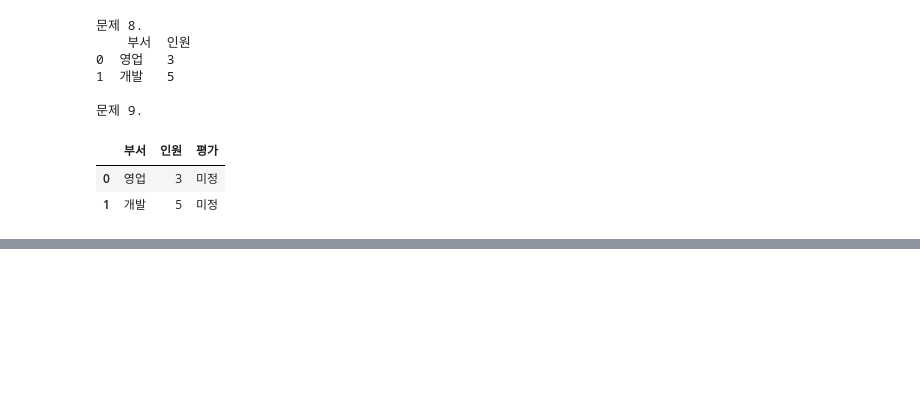
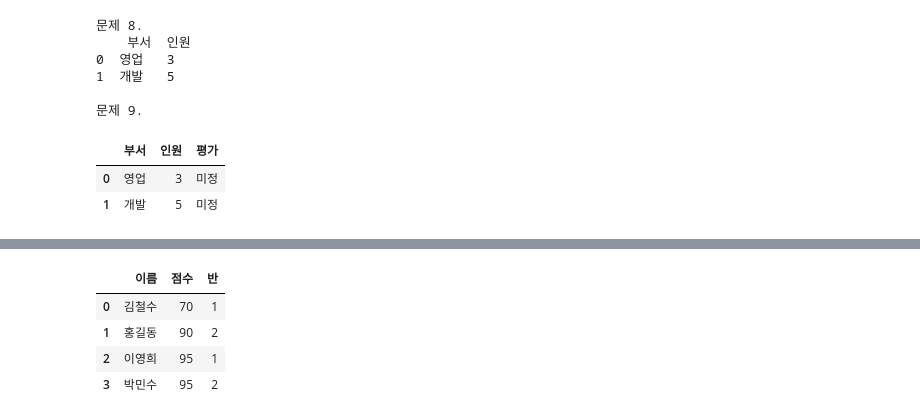
Before and after one commit to kimwjdhyun/KDT_RE_5th_Python, a Jupyter notebook: DataAnalysis/05_pandas.ipynb, the cells around one changed output, grey strips where cells are left out. Saved outputs shown, nothing was run; the diff lists cells and outputs as text; code cells hidden in the pictures; blank space fills up the shorter version.

```diff
--- a/DataAnalysis/05_pandas.ipynb
+++ b/DataAnalysis/05_pandas.ipynb
@@ -660,0 +649,9 @@ df
+# %%
+data = {
+    '이름' : ['홍길동', '김철수', '이영희', '박민수'],
+    '점수' : [90, 70, 95, 95],
+    '반' : [2, 1, 1, 2]
+}
+
+df = pd.DataFrame(data)
+df
@@ -660,0 +664,18 @@ df
+# %%
+# 값 기준으로 정렬 : sort_values()
+# 오름차순 정렬
+df2 = df.sort_values("점수").reset_index(drop=True)
+df2
+
+
+#     이름	점수	반
+# 0	김철수	 70	    1
+# 1	홍길동	 90	    2
+# 2	이영희	 95	    1
+# 3	박민수	 95	    2
+# %% [output]
+|  | 이름 | 점수 | 반 |
+| 0 | 김철수 | 70 | 1 |
+| 1 | 홍길동 | 90 | 2 |
+| 2 | 이영희 | 95 | 1 |
+| 3 | 박민수 | 95 | 2 |
```
Also changed, not shown: parts of 22 cells of this notebook.
